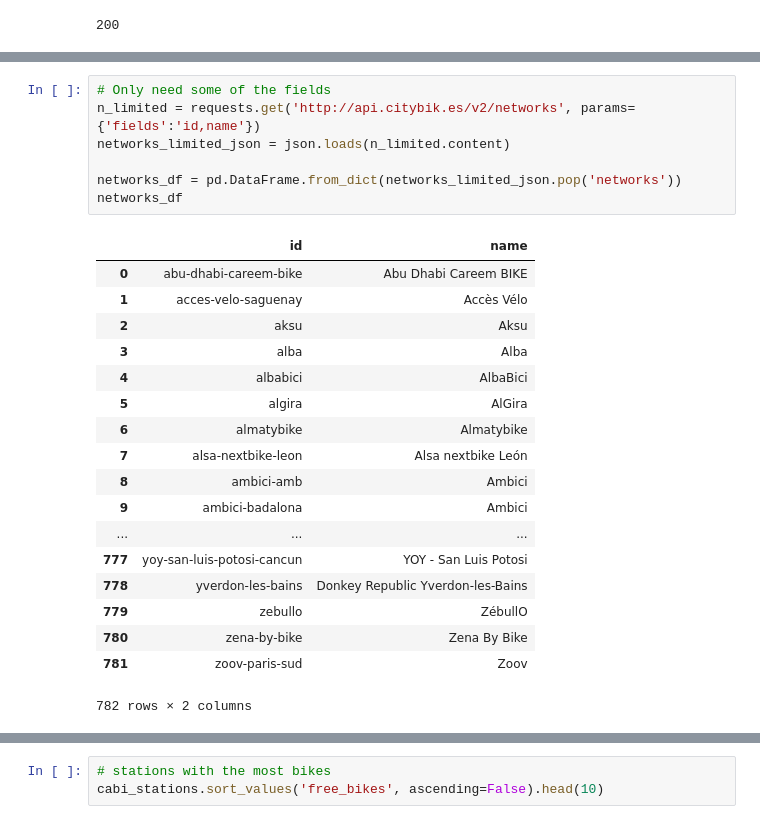
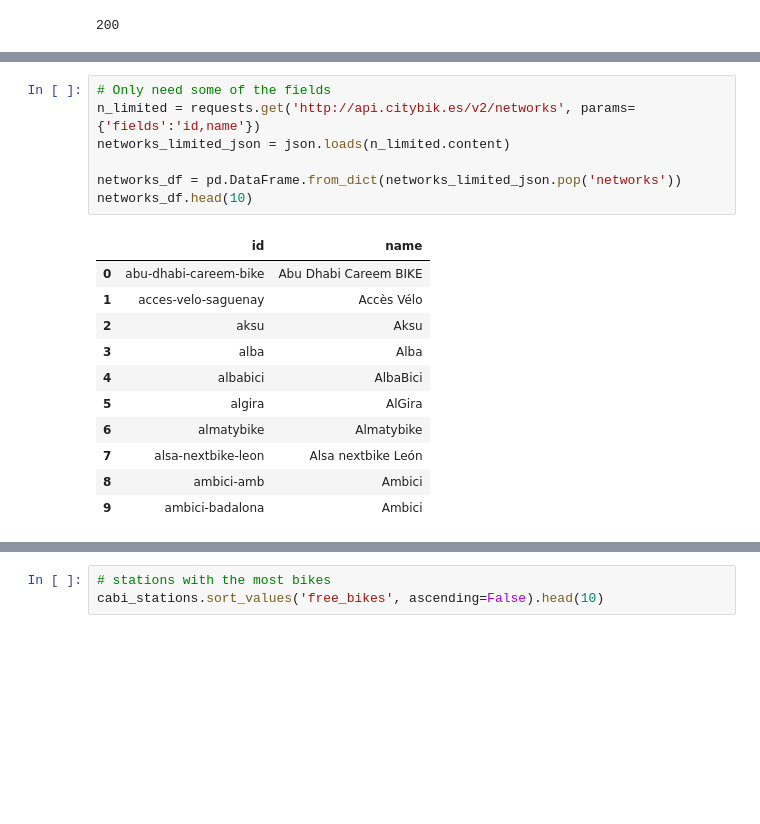
Before and after one commit to anniesidd/CityBike, a Jupyter notebook: Get_CityBike.ipynb, the cells around one changed output, grey strips where cells are left out. Cells and saved outputs as stored; diff of their text form; blank space fills up the shorter version.

```diff
--- a/Get_CityBike.ipynb
+++ b/Get_CityBike.ipynb
@@ -35,29 +37,22 @@ networks
 # %%
 # Only need some of the fields
 n_limited = requests.get('http://api.citybik.es/v2/networks', params={'fields':'id,name'})
 networks_limited_json = json.loads(n_limited.content)
 
 networks_df = pd.DataFrame.from_dict(networks_limited_json.pop('networks'))
-networks_df
+networks_df.head(10)
 # %% [output]
 |  | id | name |
 | 0 | abu-dhabi-careem-bike | Abu Dhabi Careem BIKE |
 | 1 | acces-velo-saguenay | Accès Vélo |
 | 2 | aksu | Aksu |
 | 3 | alba | Alba |
 | 4 | albabici | AlbaBici |
 | 5 | algira | AlGira |
 | 6 | almatybike | Almatybike |
 | 7 | alsa-nextbike-leon | Alsa nextbike León |
 | 8 | ambici-amb | Ambici |
 | 9 | ambici-badalona | Ambici |
-| ... | ... | ... |
-| 777 | yoy-san-luis-potosi-cancun | YOY - San Luis Potosi |
-| 778 | yverdon-les-bains | Donkey Republic Yverdon-les-Bains |
-| 779 | zebullo | ZébullO |
-| 780 | zena-by-bike | Zena By Bike |
-| 781 | zoov-paris-sud | Zoov |
-782 rows × 2 columns
 # %%
 # Pull Station data for DC's Bike Share, Capital Bikeshare
 c = requests.get('http://api.citybik.es/v2/networks/capital-bikeshare', params={'fields':'stations'})
```
Also changed, not shown: parts of 7 cells of this notebook.
